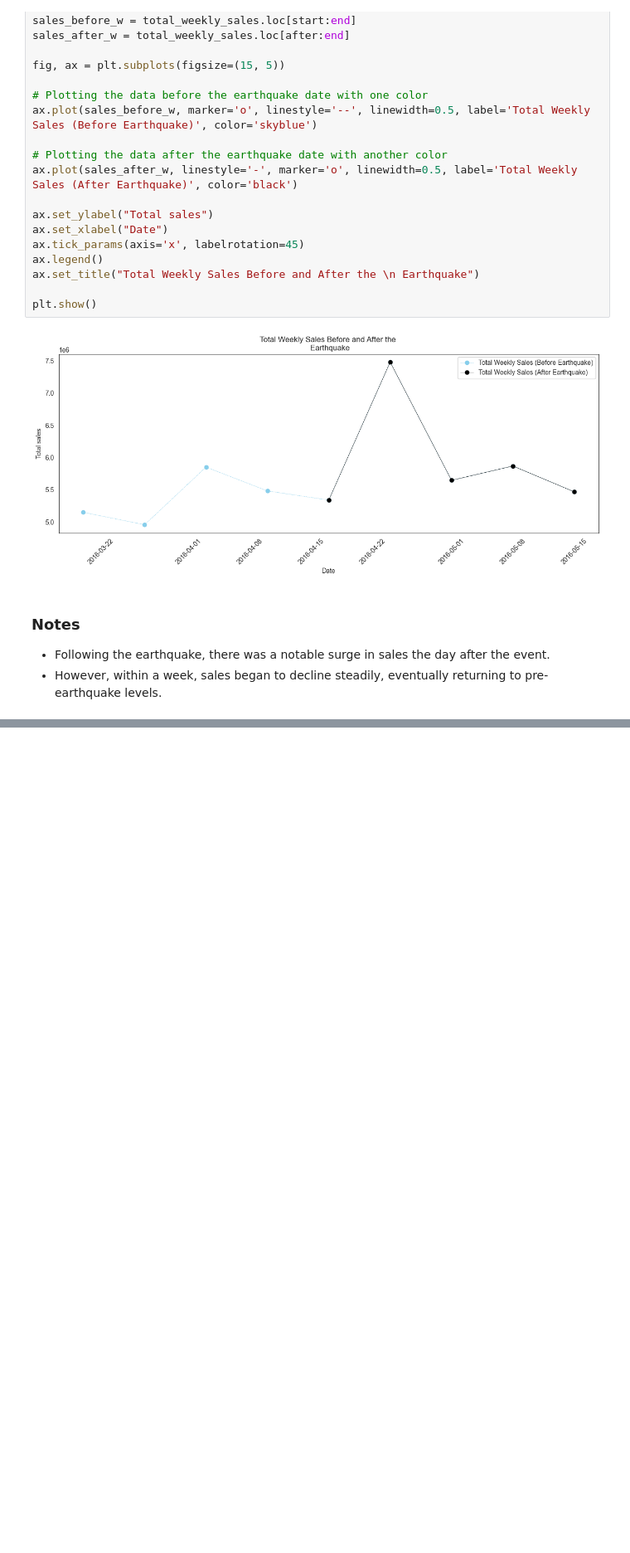
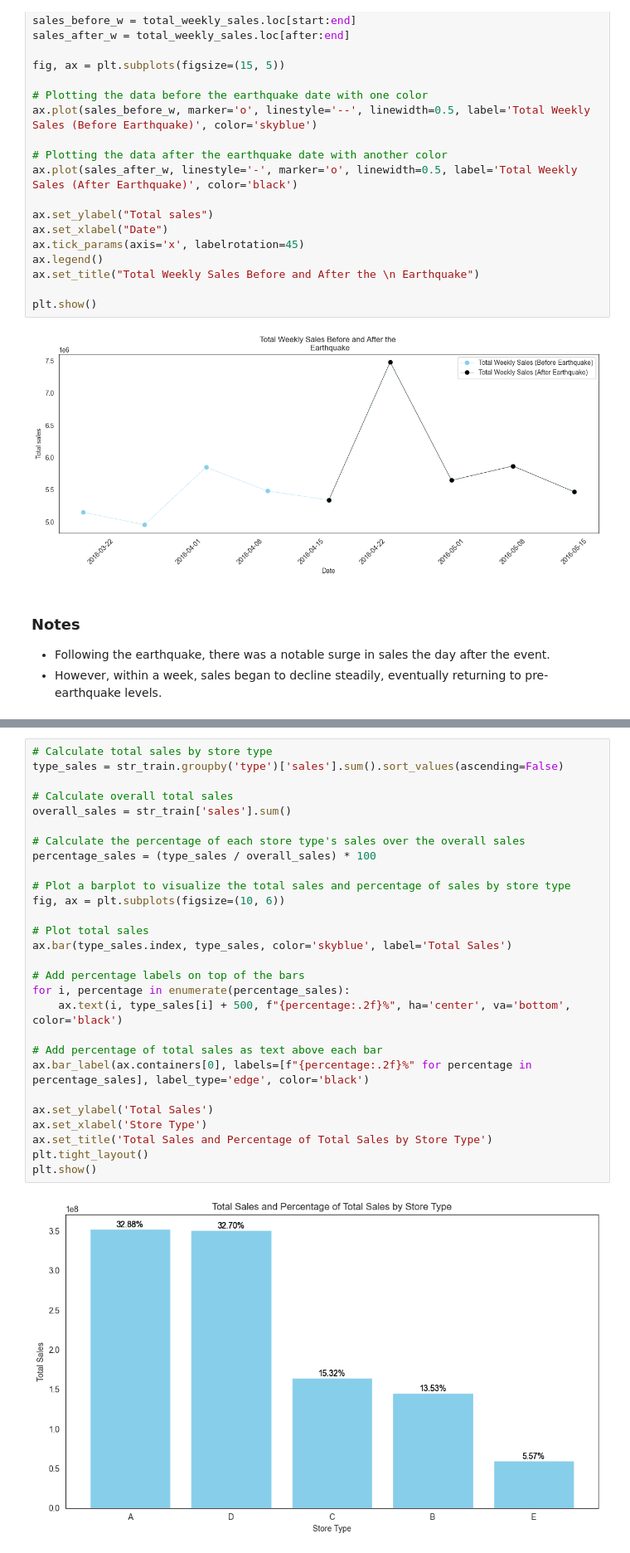
Before and after one commit to murithidenisgitobu/Time-Series-Regression-Analysis-Corporation-Favorita-, a Jupyter notebook: Time Series Regression Analysis - Corporation Favorita.ipynb, the cells around one changed output, grey strips where cells are left out. Shown at 83% size. Saved outputs shown, nothing was run; the diff lists cells and outputs as text; blank space fills up the shorter version.

```diff
--- a/Time Series Regression Analysis - Corporation Favorita.ipynb
+++ b/Time Series Regression Analysis - Corporation Favorita.ipynb
@@ -812,0 +910,30 @@ plt.show()
+# %%
+# Calculate total sales by store type
+type_sales = str_train.groupby('type')['sales'].sum().sort_values(ascending=False)
+
+# Calculate overall total sales
+overall_sales = str_train['sales'].sum()
+
+# Calculate the percentage of each store type's sales over the overall sales
+percentage_sales = (type_sales / overall_sales) * 100
+
+# Plot a barplot to visualize the total sales and percentage of sales by store type
+fig, ax = plt.subplots(figsize=(10, 6))
+
+# Plot total sales
+ax.bar(type_sales.index, type_sales, color='skyblue', label='Total Sales')
+
+# Add percentage labels on top of the bars
+for i, percentage in enumerate(percentage_sales):
+    ax.text(i, type_sales[i] + 500, f"{percentage:.2f}%", ha='center', va='bottom', color='black')
+
+# Add percentage of total sales as text above each bar
+ax.bar_label(ax.containers[0], labels=[f"{percentage:.2f}%" for percentage in percentage_sales], label_type='edge', color='black')
+
+ax.set_ylabel('Total Sales')
+ax.set_xlabel('Store Type')
+ax.set_title('Total Sales and Percentage of Total Sales by Store Type')
+plt.tight_layout()
+plt.show()
+# %% [output]
+[figure, added]
```
Also changed, not shown: parts of 9 cells of this notebook.
